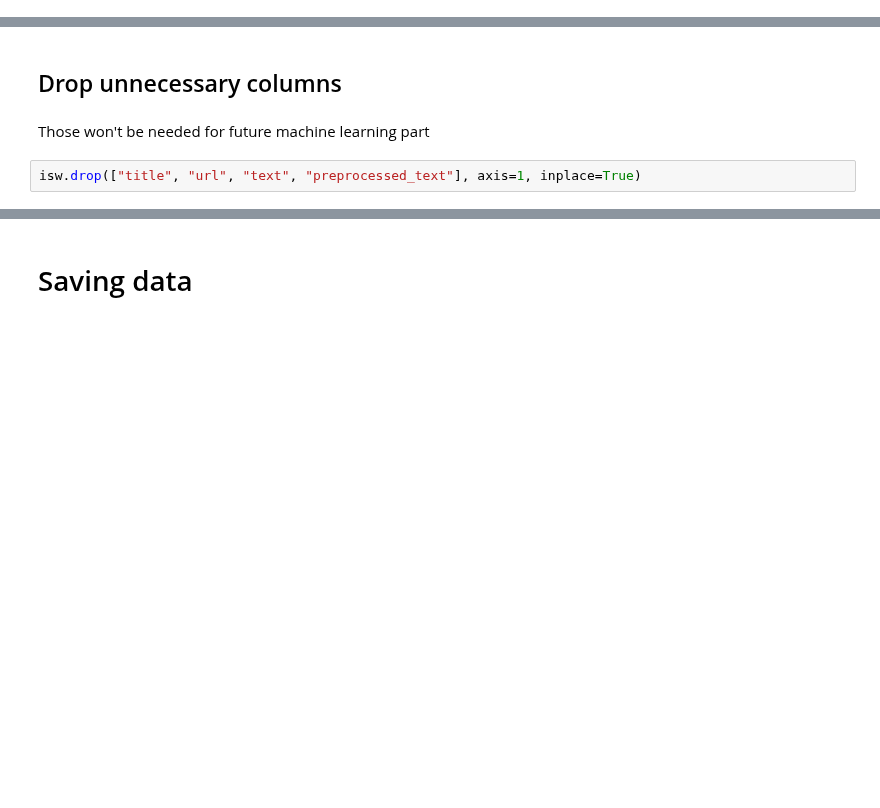
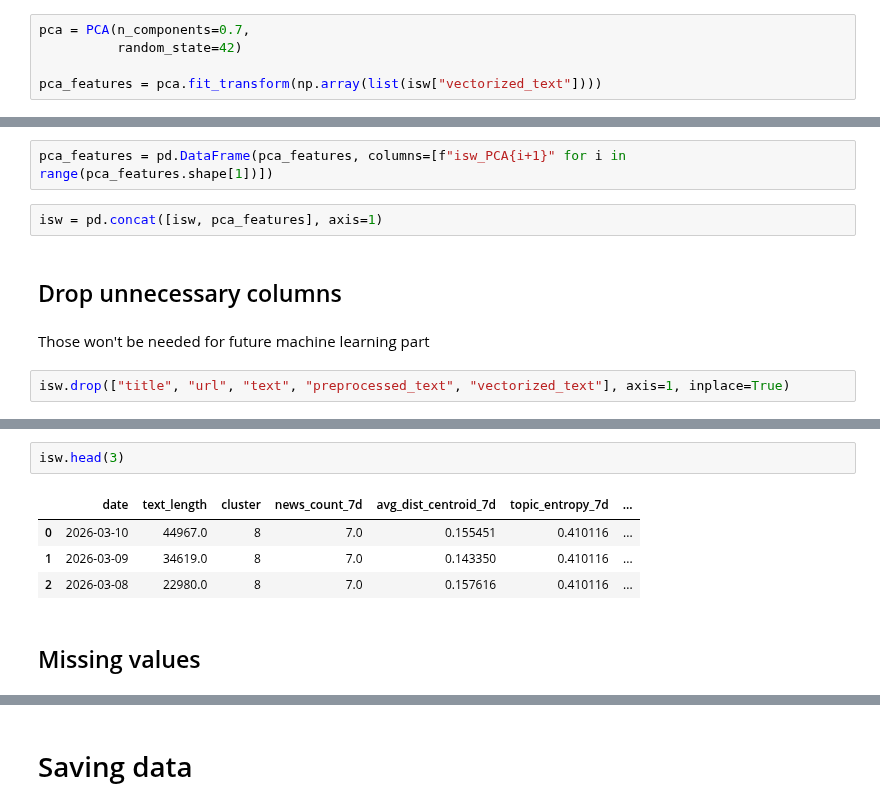
Before and after one commit to GeoChernykh/AlarmForecast, a Jupyter notebook: eda_isw.ipynb, the cells around one changed output, grey strips where cells are left out. Drawn from its saved outputs; the diff is of its cells as text; blank space fills up the shorter version.

Commit message:
merging data v1

```diff
--- a/eda_isw.ipynb
+++ b/eda_isw.ipynb
@@ -749,0 +722,5 @@ isw.shape
+# %%
+pca = PCA(n_components=0.7,
+          random_state=42)
+
+pca_features = pca.fit_transform(np.array(list(isw["vectorized_text"])))
@@ -750,6 +731,10 @@ isw.shape
+# %%
+pca_features = pd.DataFrame(pca_features, columns=[f"isw_PCA{i+1}" for i in range(pca_features.shape[1])])
+# %%
+isw = pd.concat([isw, pca_features], axis=1)
 # %% [markdown]
 ## Drop unnecessary columns
 # %% [markdown]
 Those won't be needed for future machine learning part
 # %%
-isw.drop(["title", "url", "text", "preprocessed_text"], axis=1, inplace=True)
+isw.drop(["title", "url", "text", "preprocessed_text", "vectorized_text"], axis=1, inplace=True)
@@ -755,0 +923,9 @@ isw.drop(["title", "url", "text", "preprocessed_text"], axis=1, inplace=True)
+# %%
+isw.head(3)
+# %% [output]
+|  | date | text_length | cluster | news_count_7d | avg_dist_centroid_7d | topic_entropy_7d | ... |
+| 0 | 2026-03-10 | 44967.0 | 8 | 7.0 | 0.155451 | 0.410116 | ... |
+| 1 | 2026-03-09 | 34619.0 | 8 | 7.0 | 0.143350 | 0.410116 | ... |
+| 2 | 2026-03-08 | 22980.0 | 8 | 7.0 | 0.157616 | 0.410116 | ... |
+# %% [markdown]
+## Missing values
```
Also changed, not shown: parts of 31 cells of this notebook, 4 other files.
